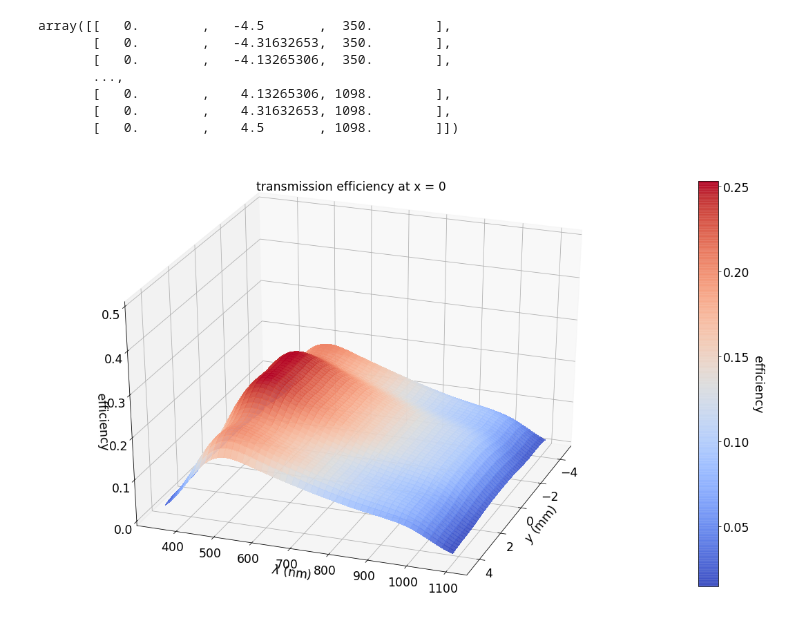
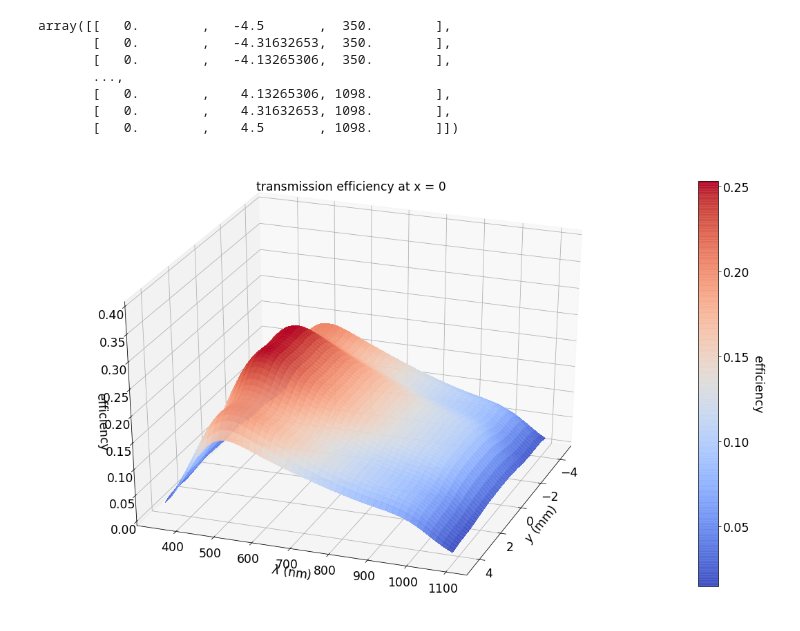
Before and after one commit to sylvielsstfr/HoloTransmissionCube, a Jupyter notebook: FitDataCubeTransmissionGPy_linearalgebra.ipynb, the cells around one changed output. Saved outputs shown, nothing was run; the diff lists cells and outputs as text; code cells hidden in the pictures.

```diff
--- a/FitDataCubeTransmissionGPy_linearalgebra.ipynb
+++ b/FitDataCubeTransmissionGPy_linearalgebra.ipynb
@@ -174,7 +175,8 @@ def get_transmission_center(arr,x0=0,y0=0):
 datadir="data"
 files_list= os.listdir(datadir)
 print(files_list)
-filename=files_list[0]
+#filename = files_list[0]
+filename = '20200211-holo-4-003-uniformity-datacube.npy'
 fullfilename=os.path.join(datadir,filename)
 print(fullfilename)
 # %% [output]
@@ -762,19 +764,19 @@ Z = eff_gp3d_prediction.reshape(newx.shape)
 # %%
 fig = plt.figure(figsize=(20,12))
 ax = fig.add_subplot(111, projection = '3d')
 ax.view_init(30, 20)
 surf = ax.plot_surface(newx, newy, Z, cmap=cm.coolwarm,linewidth=0, antialiased=False, shade = True, alpha = 0.9)
 #ax.clabel(cset, fontsize=9, inline=1)
-ax.set_zlim(0,0.5)
+ax.set_zlim(0,0.4)
 ax.set_ylabel("$\lambda$ (nm)")
 ax.set_xlabel("$y$ (mm)")
 ax.invert_xaxis()
 ax.set_zlabel("efficiency")
 ax.set_title(f"transmission efficiency at x = {x_position_value}")
 #fig.colorbar(surf, shrink=0.5, aspect=5)
 cbar = fig.colorbar(surf, shrink=0.9)
 cbar.set_label('efficiency', rotation=270)
 cbar.ax.get_yaxis().labelpad = 20
 plt.show()
 # %% [output]
-[figure, old version]
+[figure, new version]
```
Also changed, not shown: parts of 4 cells of this notebook, 3 other files.
